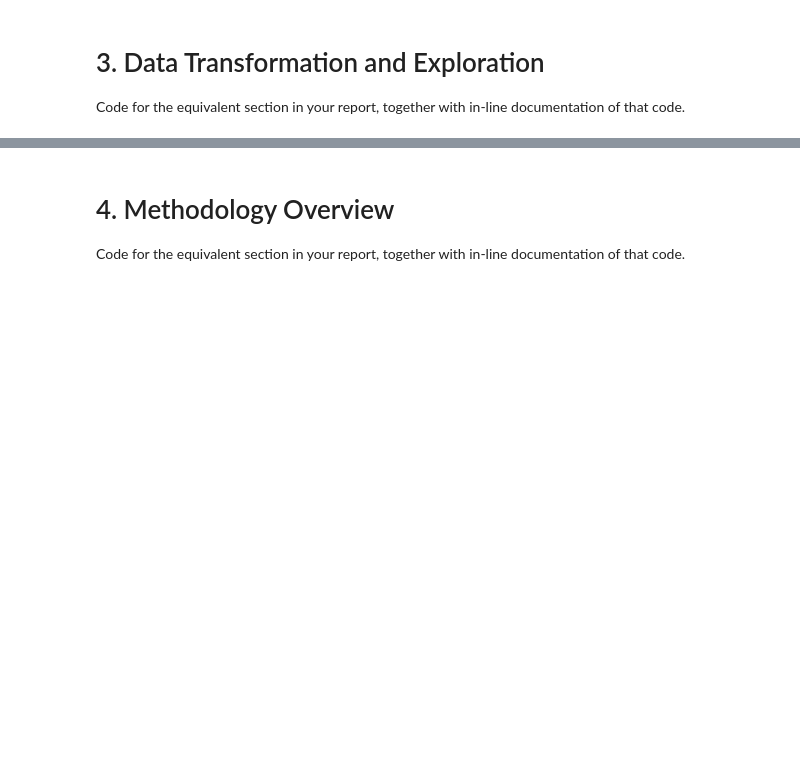
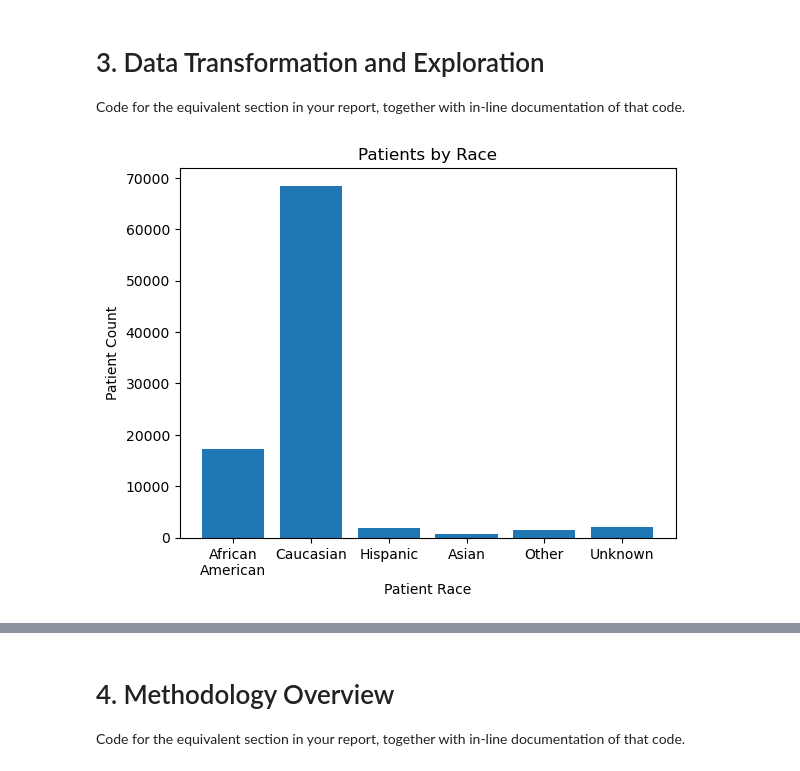
Before and after one commit to OminousSquash/BENG0095CW, a Jupyter notebook: notebook.ipynb, the cells around one changed output, grey strips where cells are left out. Saved outputs shown, nothing was run; the diff lists cells and outputs as text; code cells hidden in the pictures; blank space fills up the shorter version.

Commit message:
Added some visuals

```diff
--- a/notebook.ipynb
+++ b/notebook.ipynb
@@ -70,0 +107,36 @@ that code.
+# %%
+# I want to create some data visualisations that can provide some insights.
+# I intend to use these insights to inform how I set up the model's architecture
+
+import matplotlib
+from matplotlib import pyplot as plt
+
+# Grouping Patients by Race
+african_americans = training_data[training_data['race']=='AfricanAmerican']
+african_american_patients = len(african_americans)
+
+caucasians = training_data[training_data['race'] == 'Caucasian']
+caucasian_patients = len(caucasians)
+
+hispanics = training_data[training_data['race'] == 'Hispanic']
+hispanic_patients = len(hispanics)
+
+asians = training_data[training_data['race'] == 'Asian']
+asian_patients = len(asians)
+
+others = training_data[training_data['race'] == 'Other']
+other_race_patients = len(others)
+
+unknowns = training_data[training_data['race'] == '?']
+unknown_race_patients = len(unknowns)
+
+races = ['African\nAmerican', 'Caucasian', 'Hispanic', 'Asian', 'Other', 'Unknown']
+patient_counts = [african_american_patients, caucasian_patients, hispanic_patients, asian_patients, other_race_patients, unknown_race_patients]
+
+plt.bar(races, patient_counts)
+plt.title("Patients by Race")
+plt.xlabel("Patient Race")
+plt.ylabel("Patient Count")
+plt.show()
+# %% [output]
+[figure, added]
```
Also changed, not shown: parts of 4 cells of this notebook.
